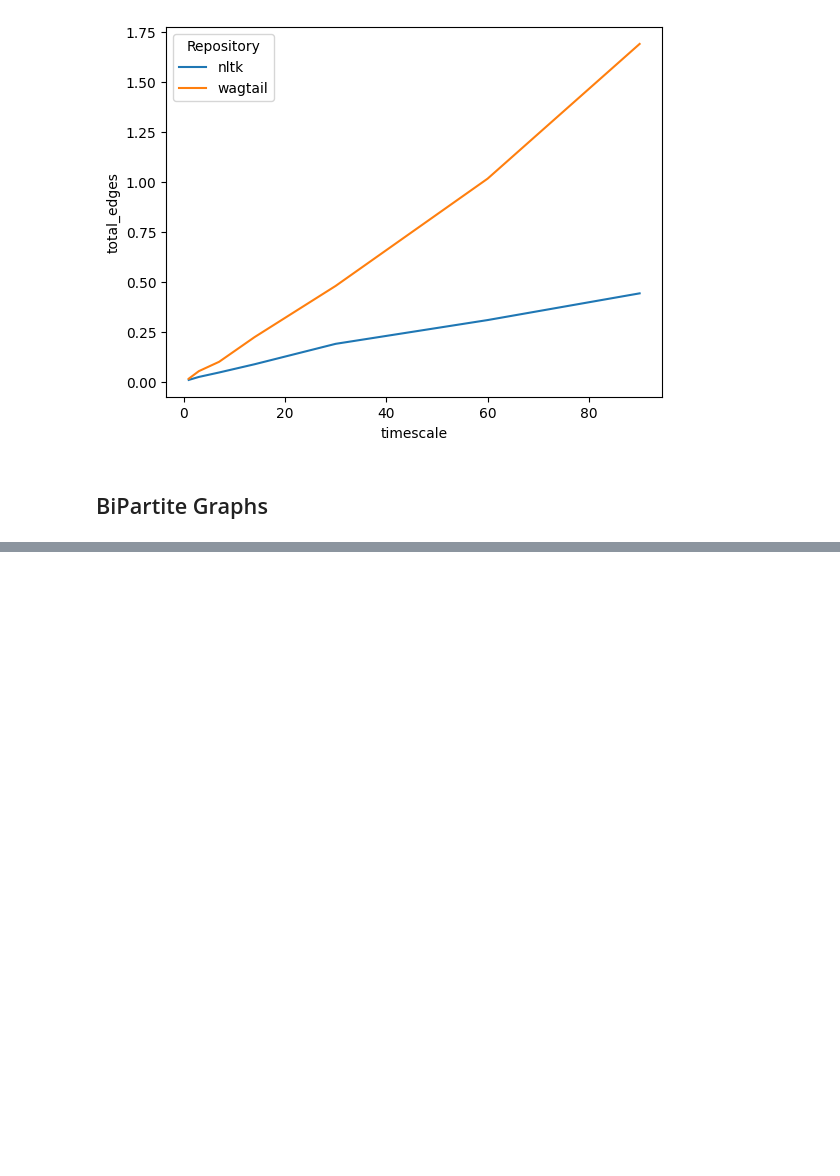
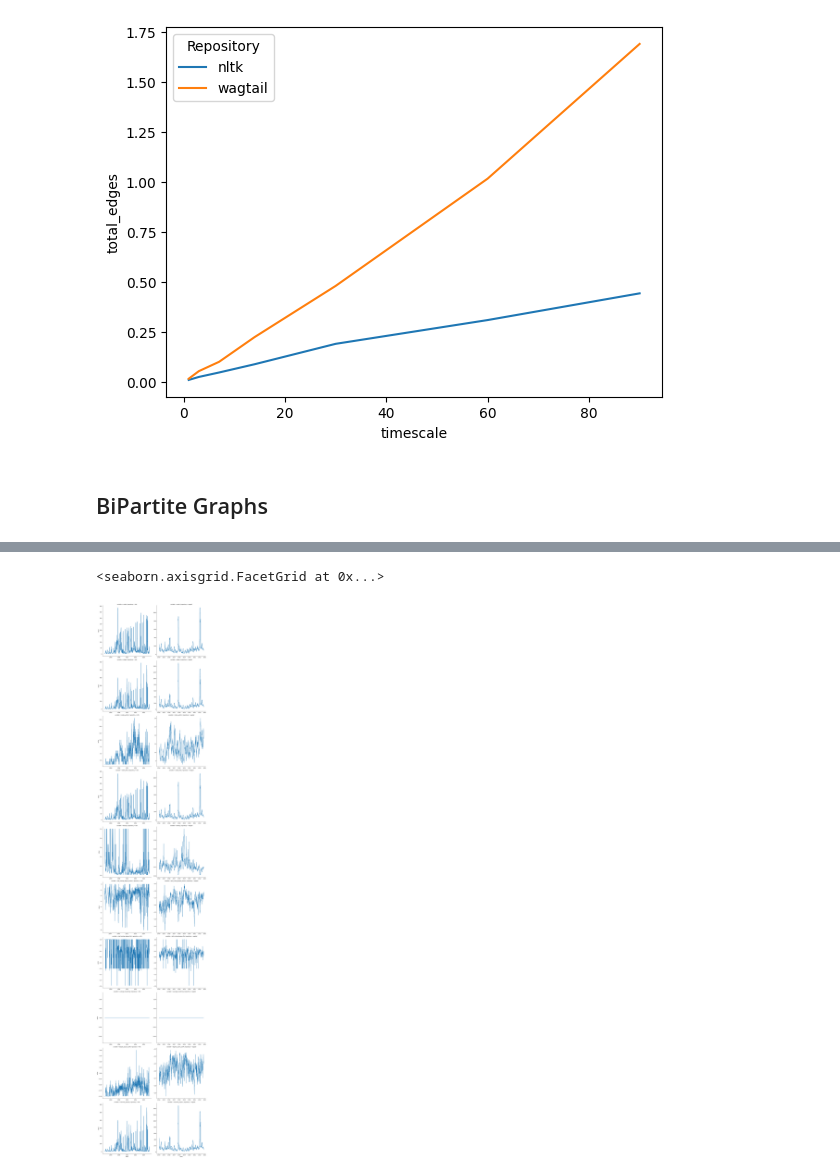
Before and after one commit to exterm/uvm-mocs, a Jupyter notebook: project/analyze_gitdelver.ipynb, the cells around one changed output, grey strips where cells are left out. Drawn from its saved outputs; the diff is of its cells as text; code cells hidden in the pictures; blank space fills up the shorter version.

Commit message:
more reasonable plots

```diff
--- a/project/analyze_gitdelver.ipynb
+++ b/project/analyze_gitdelver.ipynb
@@ -253,3 +297,27 @@ alt.Chart(stats_repo_time_long).mark_line().encode(
 )
 # %% [output]
 [interactive output not drawn]
+# %%
+files_pd_all_repo = files_pd_all.groupby(["Repository"])
+
+results = []
+step_size = 30
+
+for grp, df in files_pd_all_repo:
+    date_range = pd.date_range(df["Date"].min(), df["Date"].max())
+    df["Date"] = pd.to_datetime(df["Date"])
+    for start_date in date_range[0:(len(date_range)-step_size)]:
+        mask = (df['Date'] >= start_date) & (df['Date'] < start_date + datetime.timedelta(days=step_size))
+        filtered_df = df.loc[mask]
+        if filtered_df.shape[0] > 0:
+            results.append(bi_stats_roll(filtered_df,start_date, grp))
+# %%
+stats_time_repo_rolling = pd.DataFrame.from_dict(results)
+stats_repo_rolling_long =  pd.melt(stats_time_repo_rolling, id_vars=['repository', "Date"], value_vars=list(stats_time_repo_df.columns[2:]))
+# %%
+g = sns.FacetGrid(stats_repo_rolling_long, row = 'variable', col="repository", sharex=False, sharey=False, height = 7)
+g.map_dataframe(sns.lineplot, x="Date", y="value")
+g.add_legend()
+# %% [output]
+<seaborn.axisgrid.FacetGrid at 0x...>
+[figure, added]
```
Also changed, not shown: parts of 3 cells of this notebook.
